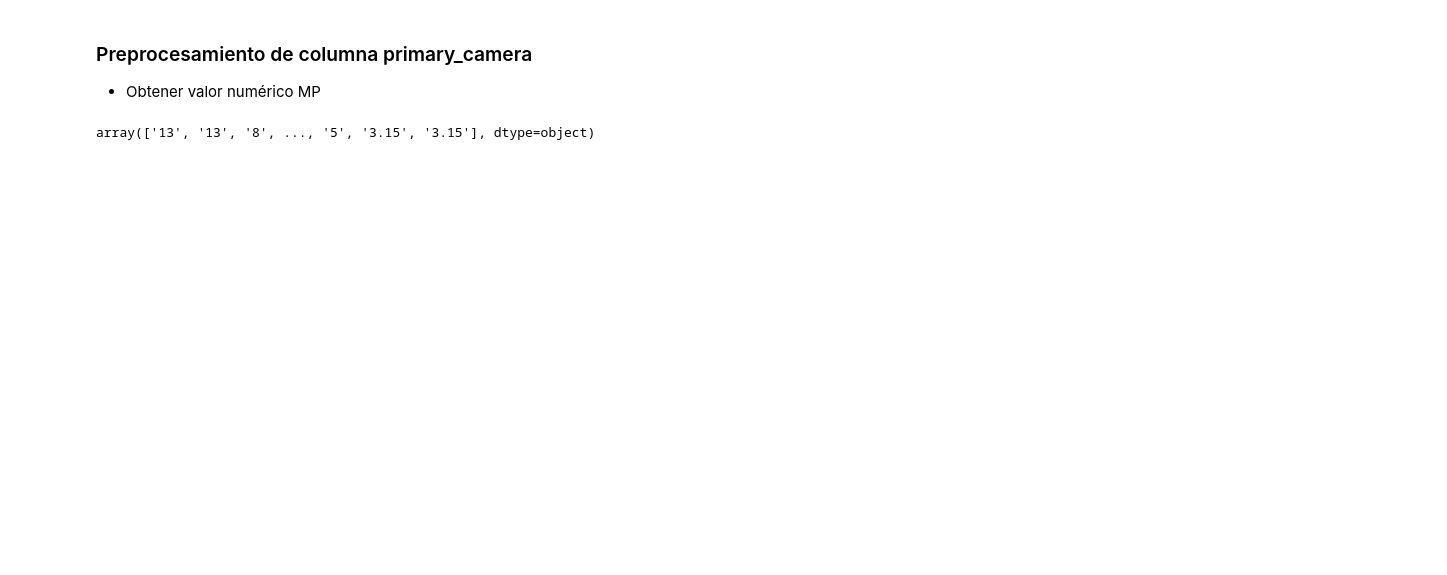
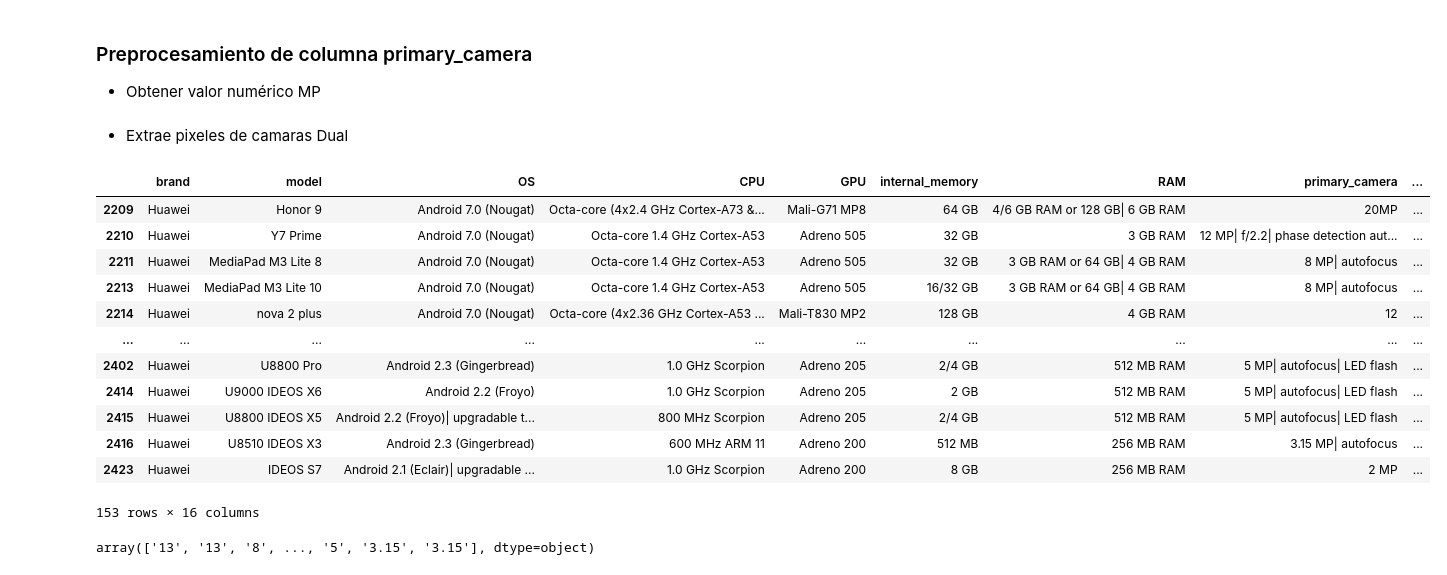
Before and after one commit to jgermanob/PCIC-Inteligencia-aritificial, a Jupyter notebook: Notebooks/Data_preprocessing.ipynb, the cells around one changed output. Cells and saved outputs as stored; diff of their text form; code cells hidden in the pictures; blank space fills up the shorter version.

```diff
--- a/Notebooks/Data_preprocessing.ipynb
+++ b/Notebooks/Data_preprocessing.ipynb
@@ -265,6 +282,26 @@ df
 # %% [markdown]
 ### Preprocesamiento de columna primary_camera
 - Obtener valor numérico MP
+# %% [markdown]
+- Extrae pixeles de camaras Dual
+# %%
+df.primary_camera = df.primary_camera.apply(lambda x: x.split(" ")[1] if 'Dual' in x else x)
+
+df.loc[df['brand'] == 'Huawei']
+# %% [output]
+|  | brand | model | OS | CPU | GPU | internal_memory | RAM | primary_camera | ... |
+| 2209 | Huawei | Honor 9 | Android 7.0 (Nougat) | Octa-core (4x2.4 GHz Cortex-A73 &... | Mali-G71 MP8 | 64 GB | 4/6 GB RAM or 128 GB| 6 GB RAM | 20MP | ... |
+| 2210 | Huawei | Y7 Prime | Android 7.0 (Nougat) | Octa-core 1.4 GHz Cortex-A53 | Adreno 505 | 32 GB | 3 GB RAM | 12 MP| f/2.2| phase detection aut... | ... |
+| 2211 | Huawei | MediaPad M3 Lite 8 | Android 7.0 (Nougat) | Octa-core 1.4 GHz Cortex-A53 | Adreno 505 | 32 GB | 3 GB RAM or 64 GB| 4 GB RAM | 8 MP| autofocus | ... |
+| 2213 | Huawei | MediaPad M3 Lite 10 | Android 7.0 (Nougat) | Octa-core 1.4 GHz Cortex-A53 | Adreno 505 | 16/32 GB | 3 GB RAM or 64 GB| 4 GB RAM | 8 MP| autofocus | ... |
+| 2214 | Huawei | nova 2 plus | Android 7.0 (Nougat) | Octa-core (4x2.36 GHz Cortex-A53 ... | Mali-T830 MP2 | 128 GB | 4 GB RAM | 12 | ... |
+| ... | ... | ... | ... | ... | ... | ... | ... | ... | ... |
+| 2402 | Huawei | U8800 Pro | Android 2.3 (Gingerbread) | 1.0 GHz Scorpion | Adreno 205 | 2/4 GB | 512 MB RAM | 5 MP| autofocus| LED flash | ... |
+| 2414 | Huawei | U9000 IDEOS X6 | Android 2.2 (Froyo) | 1.0 GHz Scorpion | Adreno 205 | 2 GB | 512 MB RAM | 5 MP| autofocus| LED flash | ... |
+| 2415 | Huawei | U8800 IDEOS X5 | Android 2.2 (Froyo)| upgradable t... | 800 MHz Scorpion | Adreno 205 | 2/4 GB | 512 MB RAM | 5 MP| autofocus| LED flash | ... |
+| 2416 | Huawei | U8510 IDEOS X3 | Android 2.3 (Gingerbread) | 600 MHz ARM 11 | Adreno 200 | 512 MB | 256 MB RAM | 3.15 MP| autofocus | ... |
+| 2423 | Huawei | IDEOS S7 | Android 2.1 (Eclair)| upgradable ... | 1.0 GHz Scorpion | Adreno 200 | 8 GB | 256 MB RAM | 2 MP | ... |
+153 rows × 16 columns
 # %%
 split_data = df["primary_camera"].str.split(" ")
 sdata = split_data.to_list()
```
Also changed, not shown: parts of 16 cells of this notebook, 1 other file.
